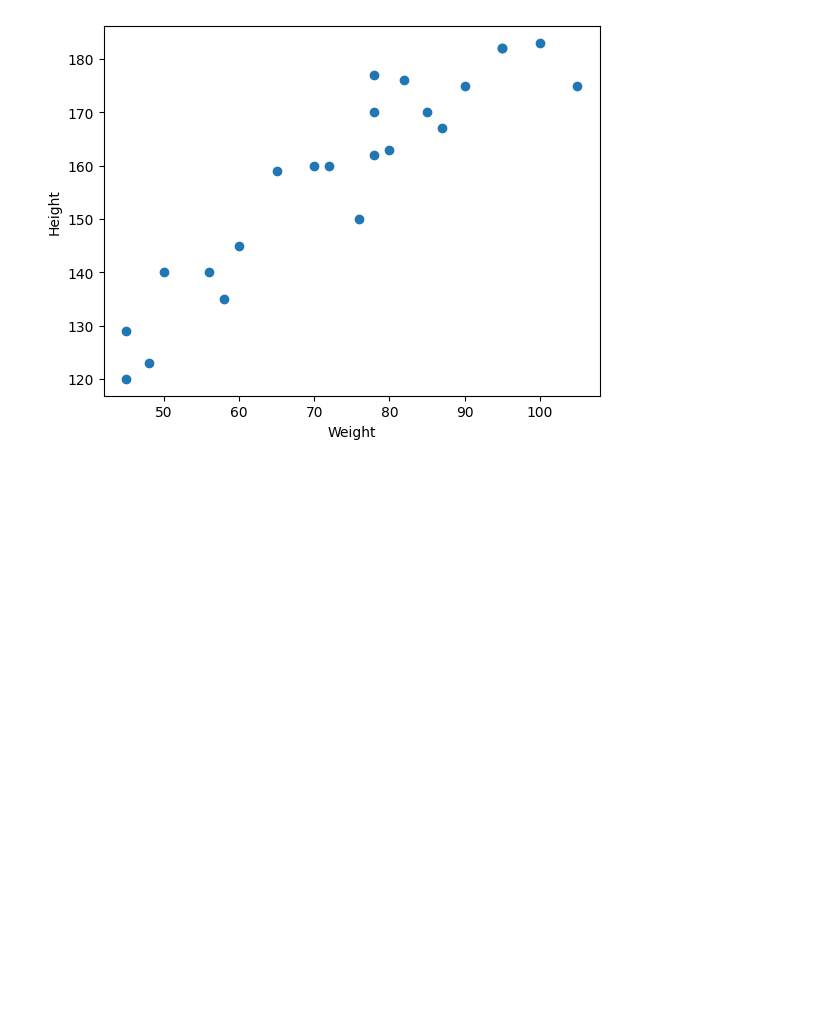
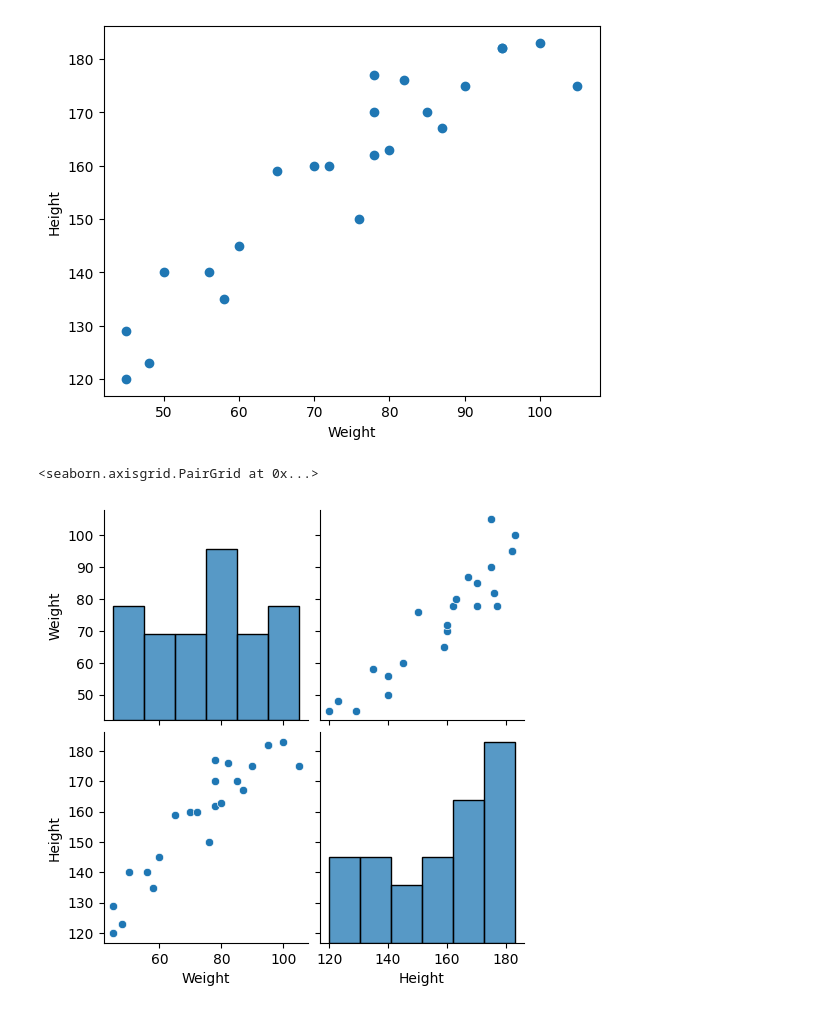
Before and after one commit to ShivamDevHere/machine-learning, a Jupyter notebook: 01-Linear Regression/01-main.ipynb, the cells around one changed output. Drawn from its saved outputs; the diff is of its cells as text; code cells hidden in the pictures; blank space fills up the shorter version.

Commit message:
Plot: Correlation

```diff
--- a/01-Linear Regression/01-main.ipynb
+++ b/01-Linear Regression/01-main.ipynb
@@ -16,3 +16,11 @@ plt.ylabel("Height")
 # %% [output]
 Text(0, 0.5, 'Height')
 [figure]
+# %%
+df.corr()
+import seaborn as sns
+
+sns.pairplot(df)            # represents corr
+# %% [output]
+<seaborn.axisgrid.PairGrid at 0x...>
+[figure, added]
```
